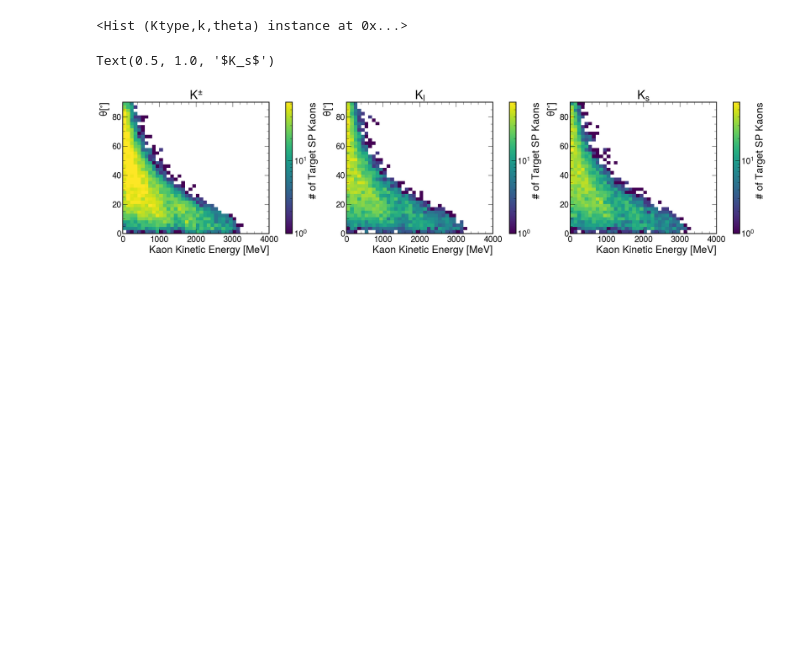
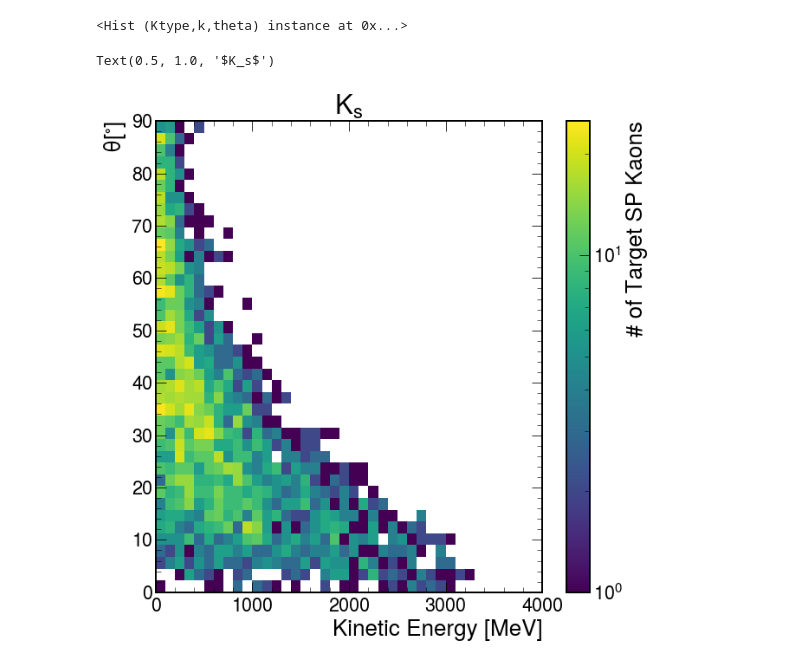
Before and after one commit to chloefnal/ldmx-helpers, a Jupyter notebook: notebooks/(3) Kaon kinetic energy vs kaon theta (2d plot) v2.ipynb, the cells around one changed output. Drawn from its saved outputs; the diff is of its cells as text; code cells hidden in the pictures; blank space fills up the shorter version.

```diff
--- a/notebooks/(3) Kaon kinetic energy vs kaon theta (2d plot) v2.ipynb
+++ b/notebooks/(3) Kaon kinetic energy vs kaon theta (2d plot) v2.ipynb
@@ -49,7 +49,7 @@ def flat(x,axis=None): # for now must cast while waiting for coffea to catch up
 hists = {}
 hists["Target_kaon_ke"] = hist.Hist("# of Target SP Kaons",
                                 hist.Cat("Ktype", "Type of Kaons"),
-                                hist.Bin("k", r"Kaon Kinetic Energy [MeV]", 40, 0, 4000),
+                                hist.Bin("k", r"Kinetic Energy [MeV]", 40, 0, 4000),
                                 hist.Bin("theta", r"$\theta [^{\circ}]$", 40, 0, 90)
                             )
 # %%
@@ -108,25 +101,18 @@ process 26
 # %%
 print(hists["Target_kaon_ke"])
-fig, ax = plt.subplots(1,3, figsize=(24,6), constrained_layout=True)
-hist.plot2d(hists["Target_kaon_ke"].integrate('Ktype', ['Kpm']), xaxis='k', ax=ax[0],patch_opts=POPTS);
-ax[0].set_title("$K^{\pm}$")
+fig, ax = plt.subplots()
+#fig, ax = plt.subplots(1,3, figsize=(24,6), constrained_layout=True)
+#hist.plot2d(hists["Target_kaon_ke"].integrate('Ktype', ['Kpm']), xaxis='k', ax=ax[0],patch_opts=POPTS);
+#ax[0].set_title("$K^{\pm}$")
 
 
-hist.plot2d(hists["Target_kaon_ke"].integrate('Ktype', ['Klong']), xaxis='k', ax=ax[1],patch_opts=POPTS);
-ax[1].set_title("$K_l$")
+#hist.plot2d(hists["Target_kaon_ke"].integrate('Ktype', ['Klong']), xaxis='k', ax=ax[1],patch_opts=POPTS);
+#ax[1].set_title("$K_l$")
 
 
-hist.plot2d(hists["Target_kaon_ke"].integrate('Ktype', ['Kshort']), xaxis='k', ax=ax[2],patch_opts=POPTS);
-ax[2].set_title("$K_s$")
-
-#1D plot:
-#hist.plot1d(hists["Target_kaon_ke"],ax=ax,clear=False);
-#hist.plot1d(hists["Target_kaon_theta"],ax=ax,clear=False);
-#leg = ax.legend([r'$K_l$',r'$K^{\pm}$',r'$K_s$', r'$\theta$'])
-
-#Ex:
-#hist.plot2d(hists["Target_kaon_electron_cut"].sum('theta','e').integrate('particle','Kshort'),xaxis='kine',ax=ax[0],patch_opts=POPTS);
+hist.plot2d(hists["Target_kaon_ke"].integrate('Ktype', ['Kshort']), xaxis='k', ax=ax,patch_opts=POPTS);
+ax.set_title("$K_s$")
 # %% [output]
 <Hist (Ktype,k,theta) instance at 0x...>
 Text(0.5, 1.0, '$K_s$')
-[figure, old version]
+[figure, new version]
```
Also changed, not shown: parts of 2 cells of this notebook, 12 other files.
